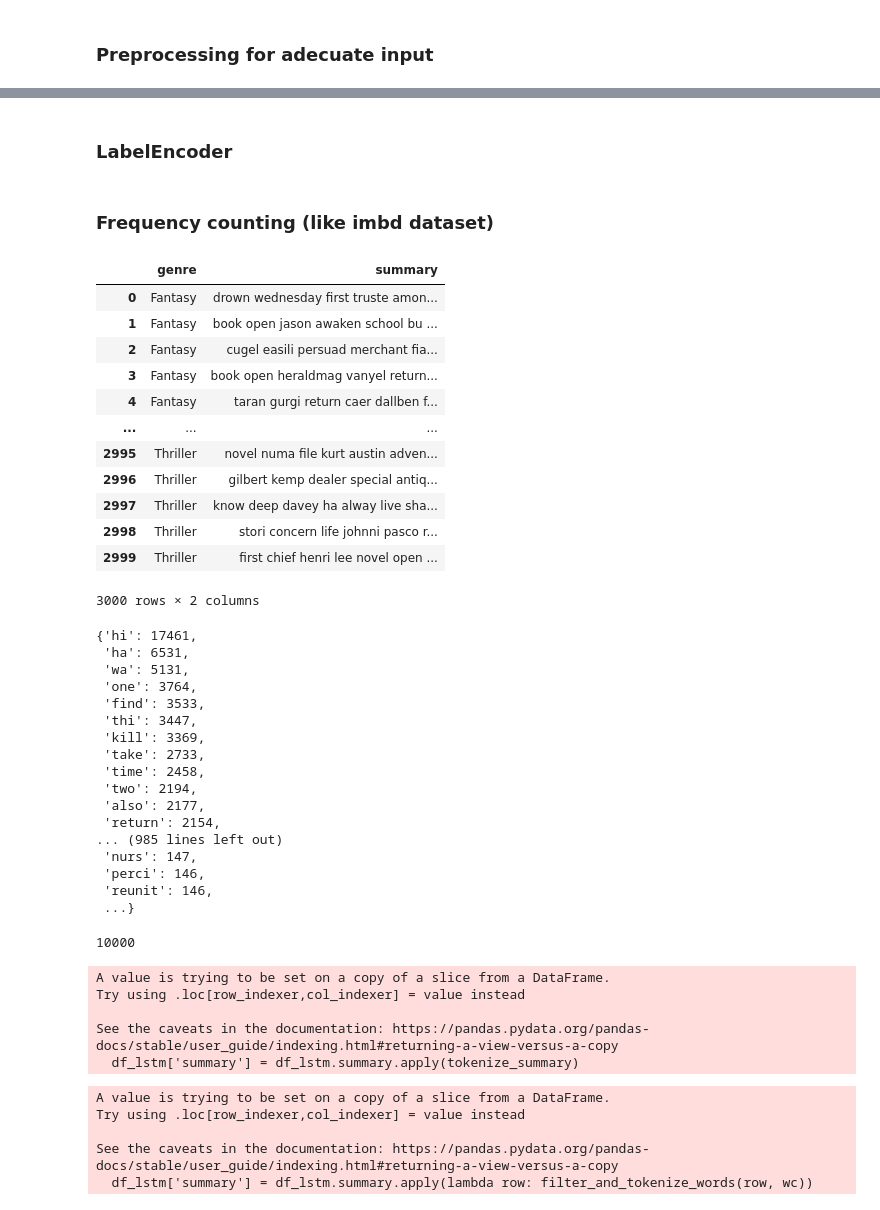
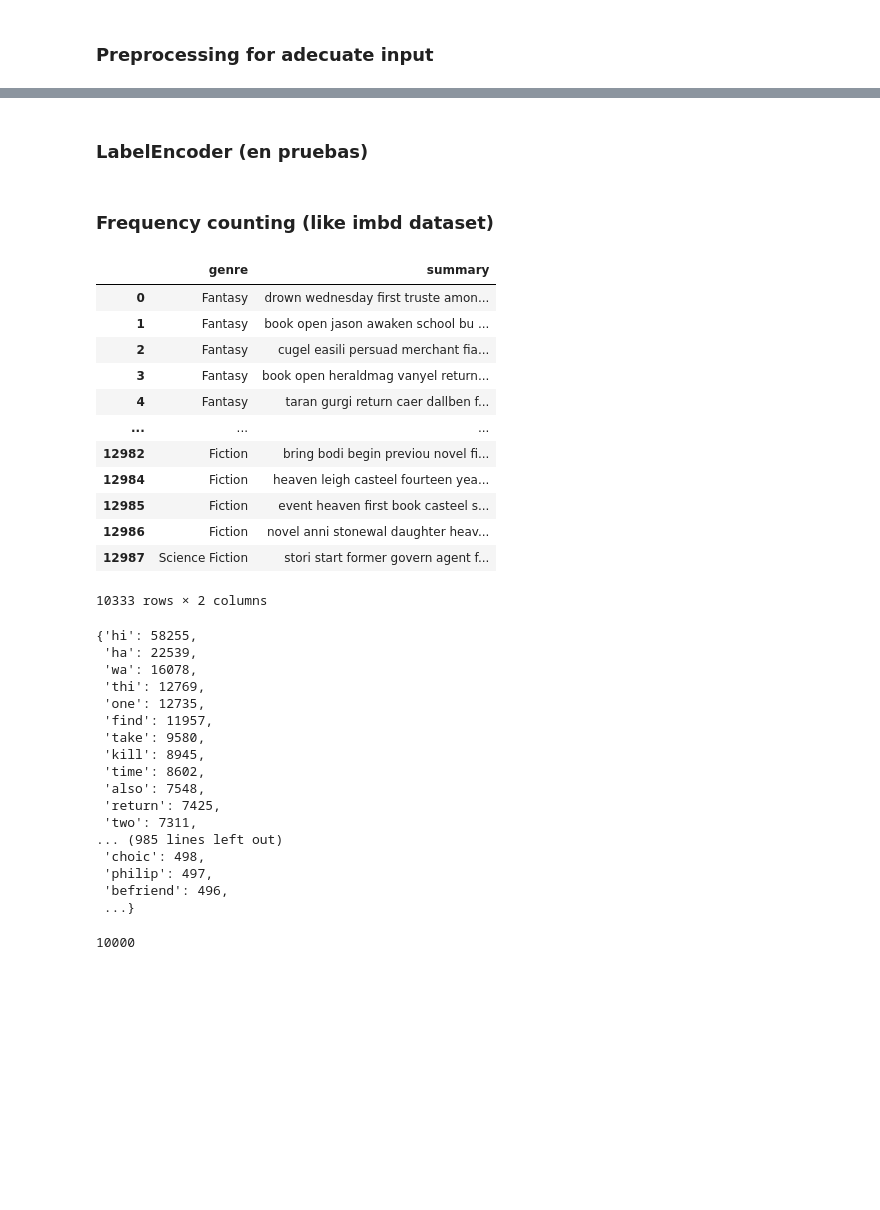
Before and after one commit to Lawrence4U/BookGenreDetector, a Jupyter notebook: src/bookGenreDetector.ipynb, the cells around one changed output, grey strips where cells are left out. Cells and saved outputs as stored; diff of their text form; code cells hidden in the pictures; blank space fills up the shorter version.

```diff
--- a/src/bookGenreDetector.ipynb
+++ b/src/bookGenreDetector.ipynb
@@ -628,45 +624,45 @@ max([len(get_word_tokens(get_sent_tokens(elem))) for elem in df_lstm.summary])
 # %% [markdown]
-### LabelEncoder
+### LabelEncoder (en pruebas)
 # %% [markdown]
 ### Frequency counting (like imbd dataset)
 # %%
-df_lstm = data[['genre','summary']]
+df_lstm = data_cc[['genre','summary']]
 df_lstm
 # %% [output]
 |  | genre | summary |
 | 0 | Fantasy | drown wednesday first truste amon... |
 | 1 | Fantasy | book open jason awaken school bu ... |
 | 2 | Fantasy | cugel easili persuad merchant fia... |
 | 3 | Fantasy | book open heraldmag vanyel return... |
 | 4 | Fantasy | taran gurgi return caer dallben f... |
 | ... | ... | ... |
-| 2995 | Thriller | novel numa file kurt austin adven... |
-| 2996 | Thriller | gilbert kemp dealer special antiq... |
-| 2997 | Thriller | know deep davey ha alway live sha... |
-| 2998 | Thriller | stori concern life johnni pasco r... |
-| 2999 | Thriller | first chief henri lee novel open ... |
+| 12982 | Fiction | bring bodi begin previou novel fi... |
+| 12984 | Fiction | heaven leigh casteel fourteen yea... |
+| 12985 | Fiction | event heaven first book casteel s... |
+| 12986 | Fiction | novel anni stonewal daughter heav... |
+| 12987 | Science Fiction | stori start former govern agent f... |
-3000 rows × 2 columns
+10333 rows × 2 columns
 # %%
 max_features = 10000
 wc = get_word_counter(df_lstm.summary, max_features=max_features)
 wc
 # %% [output]
-{'hi': 17461,
- 'ha': 6531,
- 'wa': 5131,
- 'one': 3764,
- 'find': 3533,
- 'thi': 3447,
- 'kill': 3369,
- 'take': 2733,
- 'time': 2458,
- 'two': 2194,
- 'also': 2177,
- 'return': 2154,
+{'hi': 58255,
+ 'ha': 22539,
+ 'wa': 16078,
+ 'thi': 12769,
+ 'one': 12735,
+ 'find': 11957,
+ 'take': 9580,
+ 'kill': 8945,
+ 'time': 8602,
+ 'also': 7548,
+ 'return': 7425,
+ 'two': 7311,
 ... (985 lines left out)
- 'nurs': 147,
- 'perci': 146,
- 'reunit': 146,
+ 'choic': 498,
+ 'philip': 497,
+ 'befriend': 496,
  ...}
 # %%
 len(wc)
@@ -674,20 +670,8 @@ len(wc)
 10000
 # %%
 df_lstm['summary'] = df_lstm.summary.apply(tokenize_summary)
-# %% [output]
-A value is trying to be set on a copy of a slice from a DataFrame.
-Try using .loc[row_indexer,col_indexer] = value instead
-
-See the caveats in the documentation: https://pandas.pydata.org/pandas-docs/stable/user_guide/indexing.html#returning-a-view-versus-a-copy
-  df_lstm['summary'] = df_lstm.summary.apply(tokenize_summary)
 # %%
 df_lstm['summary'] = df_lstm.summary.apply(lambda row: filter_and_tokenize_words(row, wc))
-# %% [output]
-A value is trying to be set on a copy of a slice from a DataFrame.
-Try using .loc[row_indexer,col_indexer] = value instead
-
-See the caveats in the documentation: https://pandas.pydata.org/pandas-docs/stable/user_guide/indexing.html#returning-a-view-versus-a-copy
-  df_lstm['summary'] = df_lstm.summary.apply(lambda row: filter_and_tokenize_words(row, wc))
 # %%
 df_lstm
 # %% [output]
```
Also changed, not shown: parts of 14 cells of this notebook, 2 other files.
